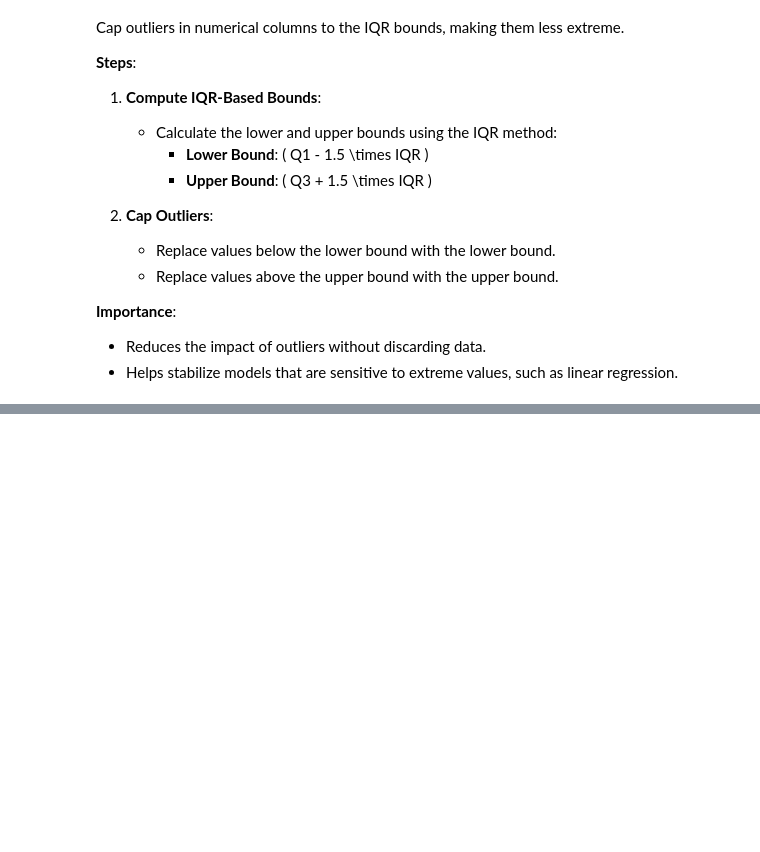
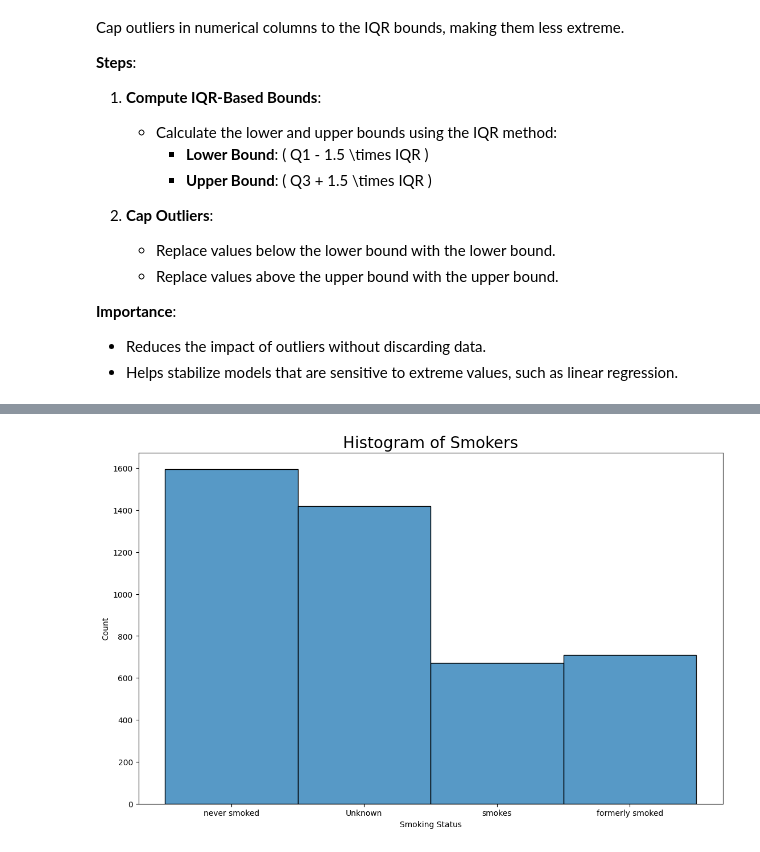
Before and after one commit to YasminaNasser/Stroke-Prediction-Data-Mining, a Jupyter notebook: Stroke_Prediction.ipynb, the cells around one changed output, grey strips where cells are left out. Drawn from its saved outputs; the diff is of its cells as text; code cells hidden in the pictures; blank space fills up the shorter version.

```diff
--- a/Stroke_Prediction.ipynb
+++ b/Stroke_Prediction.ipynb
@@ -1058,0 +908,9 @@ def cap_outliers(df, columns):
+# %%
+fig, ax = plt.subplots(1, 1, figsize=(11, 7), constrained_layout=True)
+plot_hist(df_without_outliers["smoking_status"],
+          bins=4,
+          title='Smokers',
+          xlabel='Smoking Status',
+          ax=ax)
+# %% [output]
+[figure, added]
```
Also changed, not shown: parts of 29 cells of this notebook.
